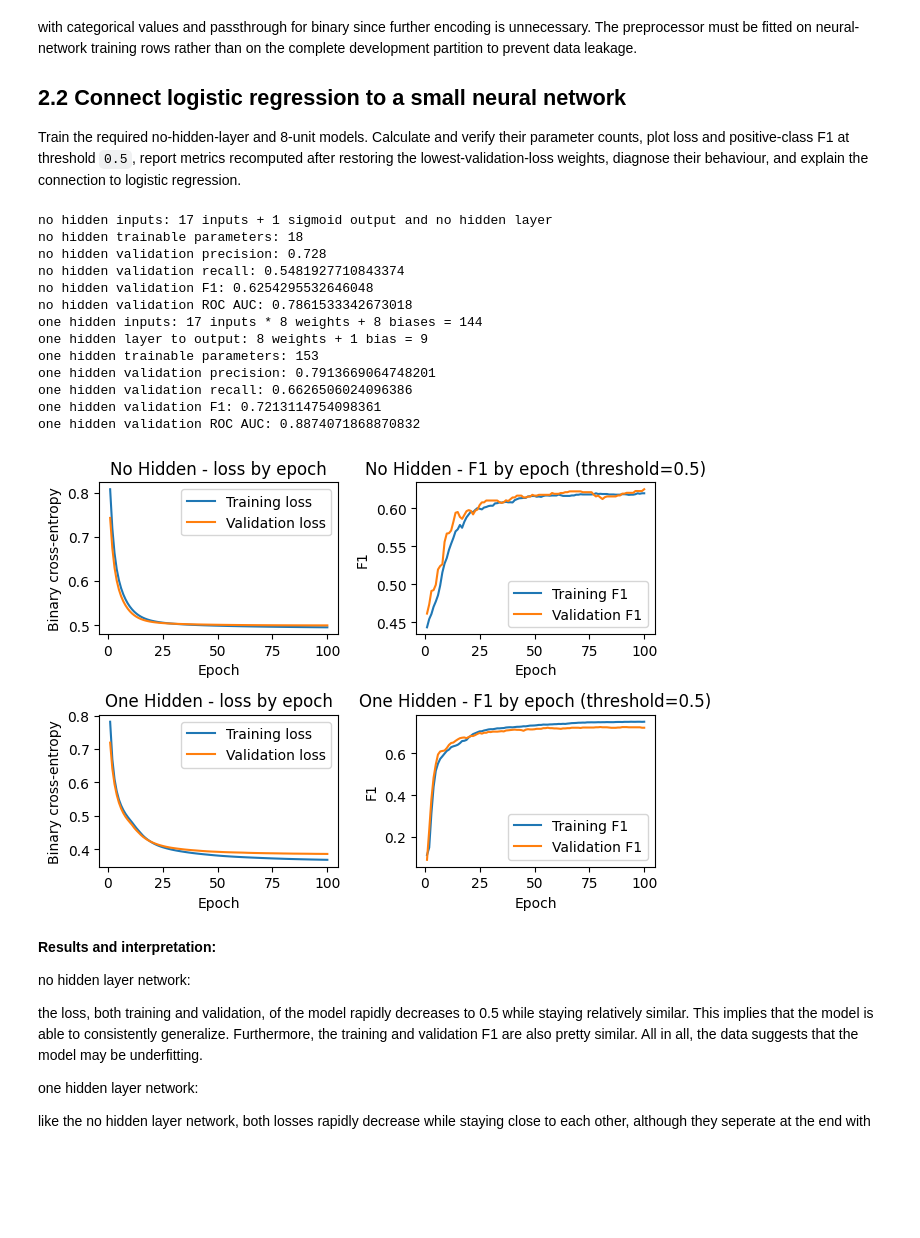
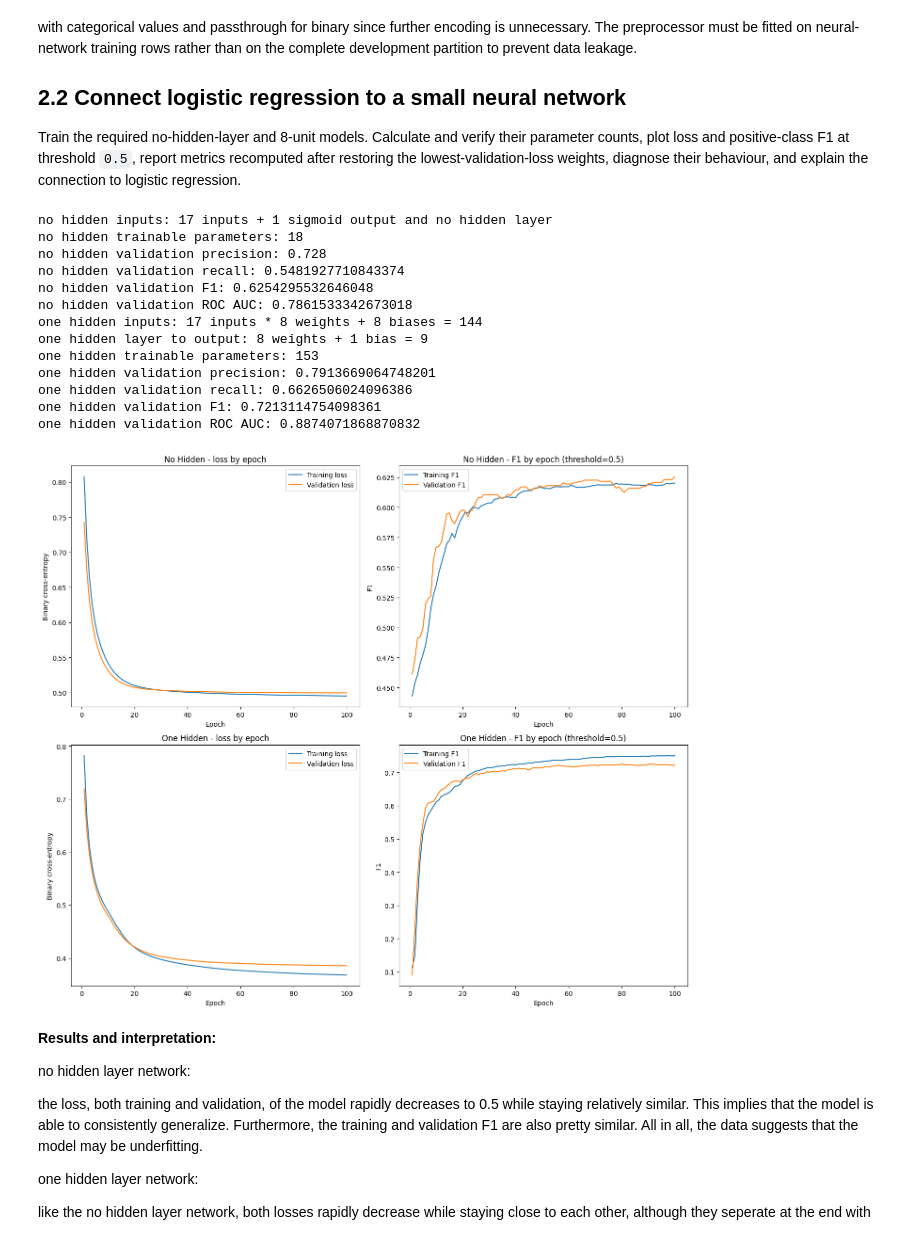
Before and after one commit to jvdlopes/csi4106-A3, a Jupyter notebook: csi4106-f26_a3_template.ipynb, the cells around one changed output. Cells and saved outputs as stored; diff of their text form; code cells hidden in the pictures; blank space fills up the shorter version.

```diff
--- a/csi4106-f26_a3_template.ipynb
+++ b/csi4106-f26_a3_template.ipynb
@@ -316,11 +299,8 @@ no_hidden_validation_f1 = np.divide(
     where=(no_hidden_precision_history + no_hidden_recall_history) != 0
 )
 
-# no_hidden_best_epoch = int(np.argmin(no_hidden_history.history["val_loss"])) + 1
 no_hidden_model.load_weights(no_hidden_checkpoint_path)
 no_hidden_best_results = no_hidden_model.evaluate(X_validation_np, y_validation_np, verbose=0, return_dict=True)
-# best_validation_loss = no_hidden_best_results["loss"]
-# best_validation_accuracy = no_hidden_best_results["binary_accuracy"]
 no_hidden_validation_probabilities = no_hidden_model.predict(X_validation_np, verbose=0).ravel()
 no_hidden_validation_predictions = (no_hidden_validation_probabilities >= CLASSIFICATION_THRESHOLD).astype(int)
 
@@ -379,22 +359,13 @@ one_hidden_validation_f1 = np.divide(
     where=(one_hidden_precision_history + one_hidden_recall_history) != 0
 )
 
-# one_hidden_best_epoch = int(np.argmin(one_hidden_history.history["val_loss"])) + 1
 one_hidden_model.load_weights(one_hidden_checkpoint_path)
 one_hidden_best_results = one_hidden_model.evaluate(X_validation_np, y_validation_np, verbose=0, return_dict=True)
-# best_validation_loss = one_hidden_best_results["loss"]
-# best_validation_accuracy = one_hidden_best_results["binary_accuracy"]
 one_hidden_validation_probabilities = one_hidden_model.predict(X_validation_np, verbose=0).ravel()
 one_hidden_validation_predictions = (one_hidden_validation_probabilities >= CLASSIFICATION_THRESHOLD).astype(int)
 
-
 print(f"no hidden inputs: 17 inputs + 1 sigmoid output and no hidden layer")
 print(f"no hidden trainable parameters: {no_hidden_parameter_count}")
-# print(f"Completed epochs: {len(no_hidden_history.epoch)}")
-# print(f"Lowest validation loss epoch: {no_hidden_best_epoch}")
-# print(f"Saved best weights: {no_hidden_checkpoint_path}")
-# print(f"Validation loss at best checkpoint: {best_validation_loss:.4f}")
-# print(f"Validation accuracy at threshold {CLASSIFICATION_THRESHOLD}: {best_validation_accuracy:.4f}")
 print(f"no hidden validation precision: {precision_score(y_validation_np, no_hidden_validation_predictions, zero_division=0)}")
 print(f"no hidden validation recall: {recall_score(y_validation_np, no_hidden_validation_predictions, zero_division=0)}")
 print(f"no hidden validation F1: {f1_score(y_validation_np, no_hidden_validation_predictions, zero_division=0)}")
@@ -403,51 +374,46 @@ print(f"no hidden validation ROC AUC: {roc_auc_score(y_validation_np, no_hidden_
 print(f"one hidden inputs: 17 inputs * 8 weights + 8 biases = {17 * 8 + 8}")
 print(f"one hidden layer to output: 8 weights + 1 bias = {8 + 1}")
 print(f"one hidden trainable parameters: {one_hidden_parameter_count}")
-# print(f"Completed epochs: {len(one_hidden_history.epoch)}")
-# print(f"Lowest validation loss epoch: {one_hidden_best_epoch}")
-# print(f"Saved best weights: {one_hidden_checkpoint_path}")
-# print(f"Validation loss at best checkpoint: {best_validation_loss:.4f}")
-# print(f"Validation accuracy at threshold {CLASSIFICATION_THRESHOLD}: {best_validation_accuracy:.4f}")
 print(f"one hidden validation precision: {precision_score(y_validation_np, one_hidden_validation_predictions, zero_division=0)}")
 print(f"one hidden validation recall: {recall_score(y_validation_np, one_hidden_validation_predictions, zero_division=0)}")
 print(f"one hidden validation F1: {f1_score(y_validation_np, one_hidden_validation_predictions, zero_division=0)}")
 print(f"one hidden validation ROC AUC: {roc_auc_score(y_validation_np, one_hidden_validation_probabilities)}")
 
-fig, axes = plt.subplots(2, 2)
+fig, axes = plt.subplots(2, 2, figsize=(14, 12))
 axes = axes.ravel()
 axes[0].plot(no_hidden_epochs, no_hidden_history.history["loss"], label="Training loss")
 axes[0].plot(no_hidden_epochs, no_hidden_history.history["val_loss"], label="Validation loss")
 axes[0].set(title="No Hidden - loss by epoch", xlabel="Epoch", ylabel="Binary cross-entropy")
 axes[0].legend()
 axes[1].plot(no_hidden_epochs, no_hidden_train_f1, label="Training F1")
 axes[1].plot(no_hidden_epochs, no_hidden_validation_f1, label="Validation F1")
 axes[1].set(title=f"No Hidden - F1 by epoch (threshold={CLASSIFICATION_THRESHOLD})", xlabel="Epoch", ylabel="F1")
 axes[1].legend()
 axes[2].plot(one_hidden_epochs, one_hidden_history.history["loss"], label="Training loss")
 axes[2].plot(one_hidden_epochs, one_hidden_history.history["val_loss"], label="Validation loss")
 axes[2].set(title="One Hidden - loss by epoch", xlabel="Epoch", ylabel="Binary cross-entropy")
 axes[2].legend()
 axes[3].plot(one_hidden_epochs, one_hidden_train_f1, label="Training F1")
 axes[3].plot(one_hidden_epochs, one_hidden_validation_f1, label="Validation F1")
 axes[3].set(title=f"One Hidden - F1 by epoch (threshold={CLASSIFICATION_THRESHOLD})", xlabel="Epoch", ylabel="F1")
 axes[3].legend()
 fig.tight_layout()
 plt.show()
 # %% [output]
 no hidden inputs: 17 inputs + 1 sigmoid output and no hidden layer
 no hidden trainable parameters: 18
 no hidden validation precision: 0.728
 no hidden validation recall: 0.5481927710843374
 no hidden validation F1: 0.6254295532646048
 no hidden validation ROC AUC: 0.7861533342673018
 one hidden inputs: 17 inputs * 8 weights + 8 biases = 144
 one hidden layer to output: 8 weights + 1 bias = 9
 one hidden trainable parameters: 153
 one hidden validation precision: 0.7913669064748201
 one hidden validation recall: 0.6626506024096386
 one hidden validation F1: 0.7213114754098361
 one hidden validation ROC AUC: 0.8874071868870832
-[figure, old version]
+[figure, new version]
 # %% [markdown]
 **Results and interpretation:**
 
```
Also changed, not shown: parts of 4 cells of this notebook, 5 other files.
